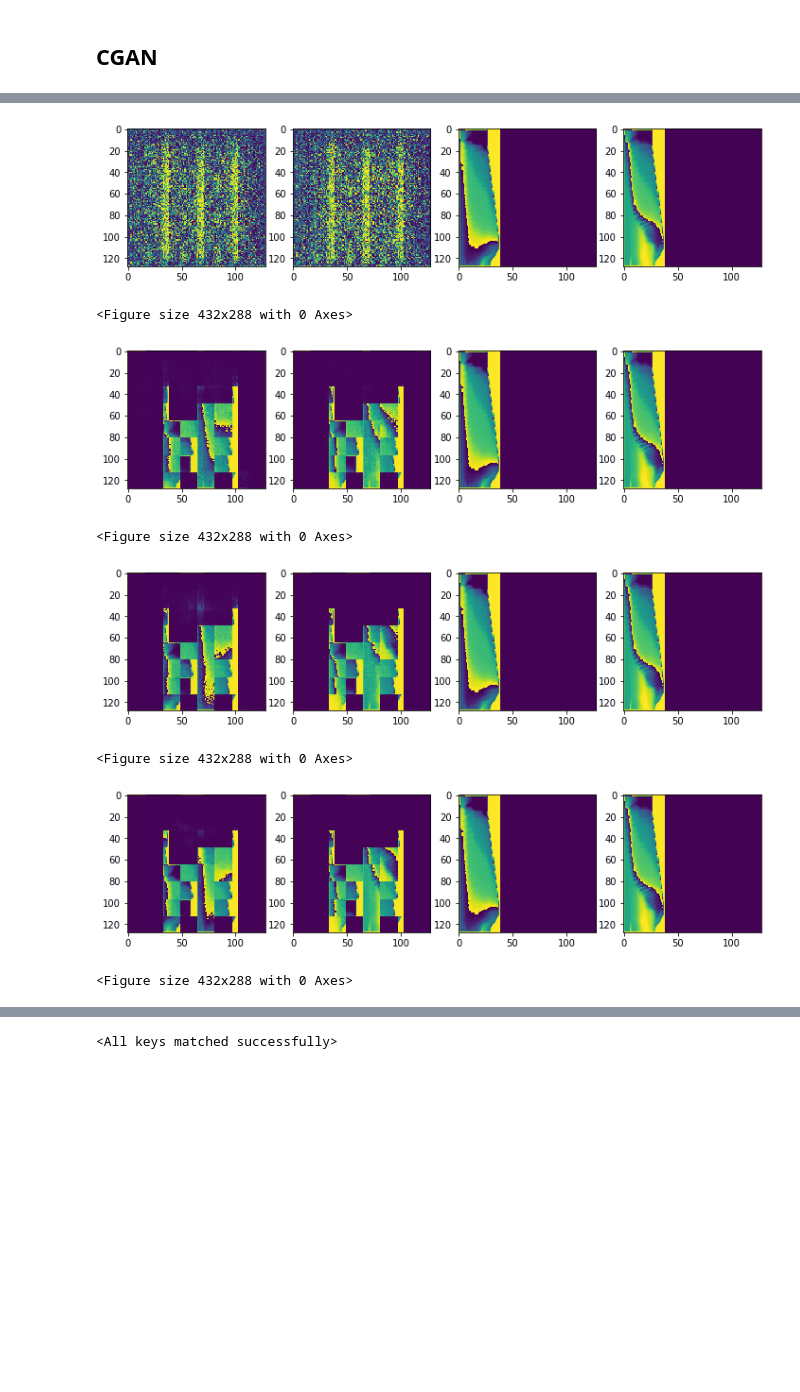
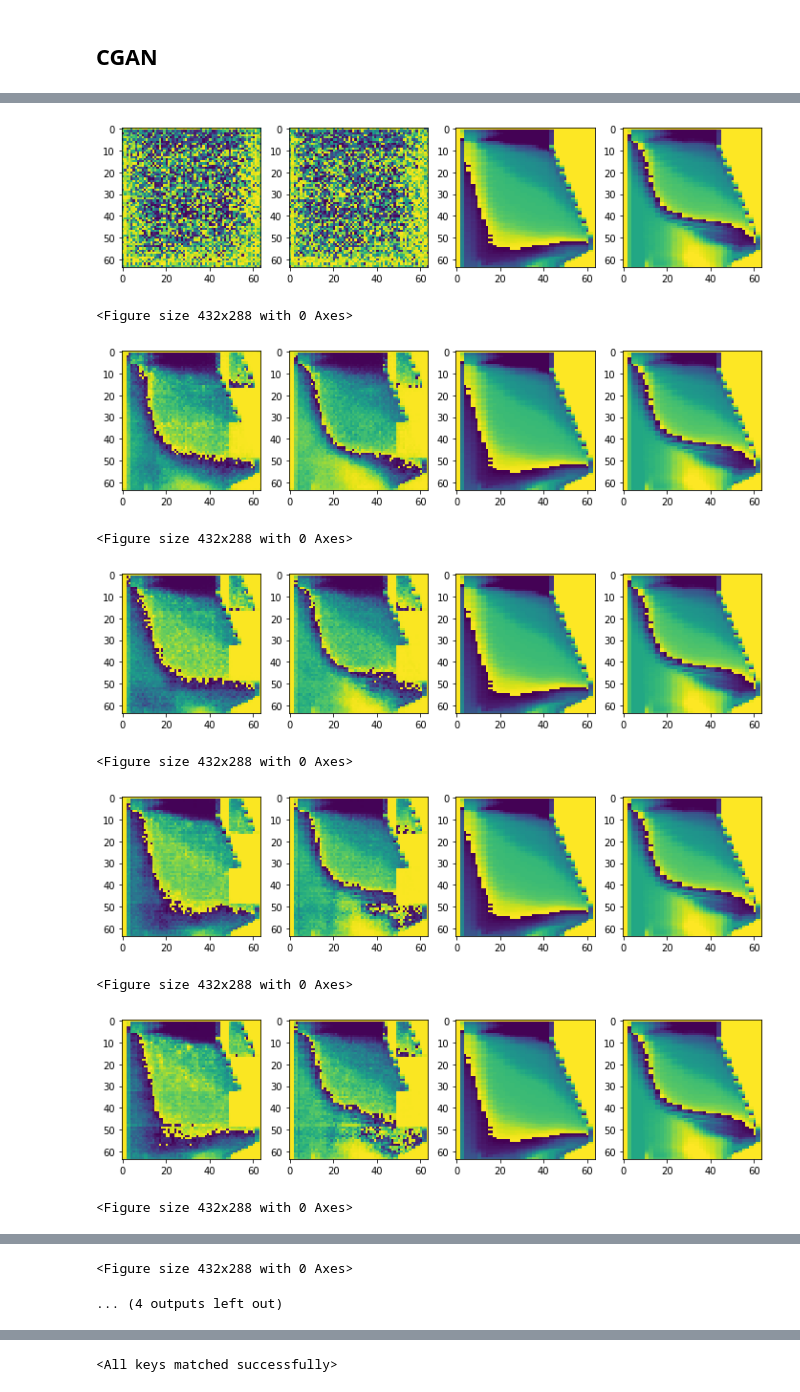
Before and after one commit to JoeyShapiro/blast-furnace-cgan, a Jupyter notebook: cgan.ipynb, the cells around one changed output, grey strips where cells are left out. Saved outputs shown, nothing was run; the diff lists cells and outputs as text; code cells hidden in the pictures; blank space fills up the shorter version.

```diff
--- a/cgan.ipynb
+++ b/cgan.ipynb
@@ -103,9 +103,9 @@ class MyDataset(VisionDataset):
         # # upscale to 128x128
         # data = F.interpolate(data.unsqueeze(1), size=(128, 128), mode='nearest').squeeze(1)
         data = data.reshape(len(data), 140, 39).float()
-        data = F.pad(data, (0, 128-39), value=0)
+        # data = F.pad(data, (0, 128-39), value=0)
         # data = F.interpolate(data.unsqueeze(1), size=(140, 39*3), mode='nearest').squeeze(1)
-        data = F.interpolate(data.unsqueeze(1), size=(128, 128), mode='nearest').squeeze(1)
+        data = F.interpolate(data.unsqueeze(1), size=(64, 64), mode='nearest').squeeze(1)
         # repeat every pixel 3 times along the width
         """
         [1, 2, 3] => [1, 1, 1, 2, 2, 2, 3, 3, 3]
@@ -238,7 +238,7 @@ img = np.array(datum[0])
 # downscale to 74x74
 # remove the padding
 # img = img[:-4].reshape(-1, 140, 39*3)
-img = img.reshape(-1, 128, 128)
+img = img.reshape(-1, 64, 64)
 # img = F.interpolate(torch.Tensor(img).unsqueeze(0), size=(140, 39), mode='nearest').squeeze(0).numpy()
 print(img.shape)
 img = Image.fromarray((img * 255).astype(np.uint8)[0])
@@ -463,12 +463,12 @@ def training_loop(N_Epochs, G_model, D_model, D_loss_fn, G_opt, D_opt, checkpoin
             # xb = xb.reshape(batch_size, 128, width)
             # xb = F.pad(xb, (0, 128-width, 0, 0), value=-1) # TODO set to min
             yb = yb.repeat(1, 3)
-            xb = xb.reshape(batch_size, 128, 128)
+            xb = xb.reshape(batch_size, 64, 64)
             xb = torch.unsqueeze(xb, dim=1)
             # pad the image to 140x140
             # convert nb [batch, 384] to [batch, -1, 32, channels]
 
-            yb_certainty = yb.repeat(channels, 128, 1, 1).permute(2, 0, 1, 3)#1, 0, 2) # [ batch, x (classes), y, channels ]
+            yb_certainty = yb.repeat(channels, 64, 1, 1).permute(2, 0, 1, 3)#1, 0, 2) # [ batch, x (classes), y, channels ]
             # yb_certainty = nb.reshape(batch_size, channels, pixels, -1)
             real = torch.cat( (xb, yb_certainty) , dim=3)
             # print the real image
@@ -547,7 +547,7 @@ def training_loop(N_Epochs, G_model, D_model, D_loss_fn, G_opt, D_opt, checkpoin
                 axarr[i].imshow(img)
 
                 # show the original image
-                img = dataset[i][0].reshape(-1, 128, 128).cpu().detach().numpy()
+                img = dataset[i][0].reshape(-1, 64, 64).cpu().detach().numpy()
                 # img = img[:-4].reshape(-1, 140, 39*3)
                 # img = F.interpolate(torch.Tensor(img).unsqueeze(0), size=(140, 39), mode='nearest').squeeze(0).numpy()
                 axarr[i+2].imshow(Image.fromarray((img * 255).astype(np.uint8)[0], mode=mode))
@@ -618,43 +618,45 @@ class Critic(nn.Module):
     def forward(self, x):
         return self.critic(x)
 # %%
-G_model     =  basic_generator(128, in_sz=100+7*3, n_channels=channels, n_extra_layers=1)# Generator_Net()
+G_model     =  basic_generator(64, in_sz=100+7*3, n_channels=channels, n_extra_layers=1)# Generator_Net()
 # G_model     = Generator_DL_Net()
 
 # D_model     =    basic_critic(
 #                     pixels,
 #                     n_channels=channels,
 #                     n_extra_layers=1,
 #                     act_cls=partial(  nn.LeakyReLU, negative_slope=0.2)
 # )#
 
-D_model     = Critic(channels_img=channels, features_d=128)
+D_model     = Critic(channels_img=channels, features_d=64)
 
 # D_model = CriticNet()
 
 ## D_loss_fn   = nn.CrossEntropyLoss( )
 ## D_loss_fn   = F.mse_loss
 
 D_loss_fn = wasserstein_loss
 # use a loss function that supports values between -1 and 1
 # D_loss_fn = nn.BCEWithLogitsLoss()
 
 G_opt       = torch.optim.Adam( G_model.parameters(), lr=learning_rate, betas=(0.0, 0.9) )
 D_opt       = torch.optim.Adam( D_model.parameters(), lr=learning_rate, betas=(0.0, 0.9) )
 
 # move everything to device
 G_model.to(device)
 D_model.to(device)
 # D_loss_fn.to(device)
 
 training_loop(  N_Epochs, G_model, D_model, D_loss_fn, G_opt, D_opt,
-    checkpoint='checkpoint', save_interval=100, stop_after=datetime.timedelta(hours=3, minutes=30)   )
+    checkpoint='checkpoint', save_interval=100, stop_after=datetime.timedelta(hours=2, minutes=0)   )
 # %% [output]
-[figure, old version]
+[figure, new version]
 <Figure size 432x288 with 0 Axes>
-[figure, old version]
+[figure, new version]
 <Figure size 432x288 with 0 Axes>
-[figure, old version]
+[figure, new version]
 <Figure size 432x288 with 0 Axes>
-[figure, old version]
+[figure, new version]
 <Figure size 432x288 with 0 Axes>
+[figure, added]
+<Figure size 432x288 with 0 Axes>
@@ -661,3 +664,5 @@ training_loop(  N_Epochs, G_model, D_model, D_loss_fn, G_opt, D_opt,
+<Figure size 432x288 with 0 Axes>
+... (4 outputs left out)
 # %%
 plot_GAN_losses(list_losses_critic, list_losses_generator)
 # %% [output]
```
Also changed, not shown: parts of 5 cells of this notebook, 1 other file.
